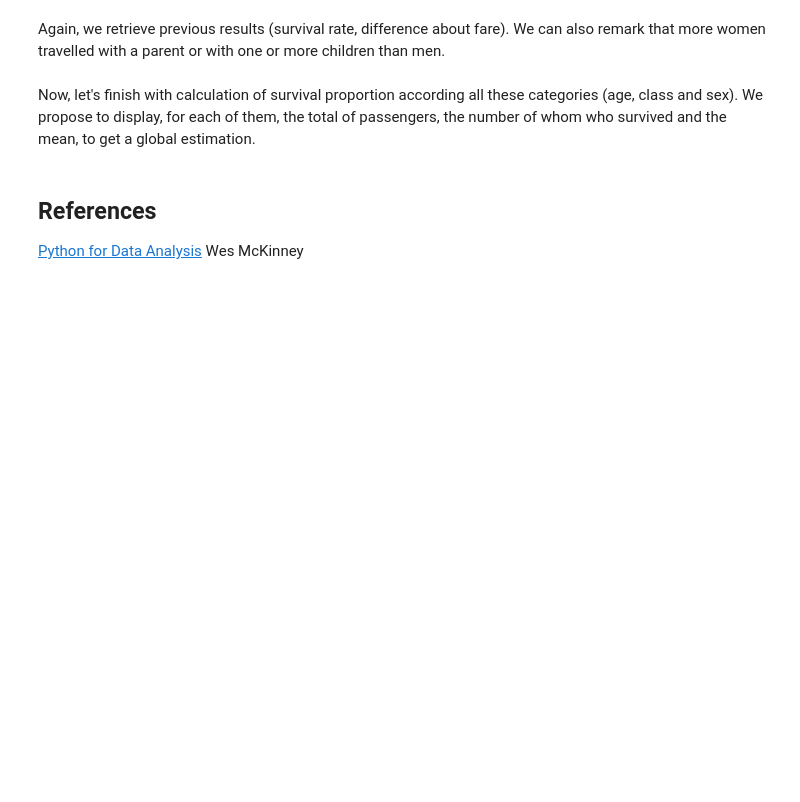
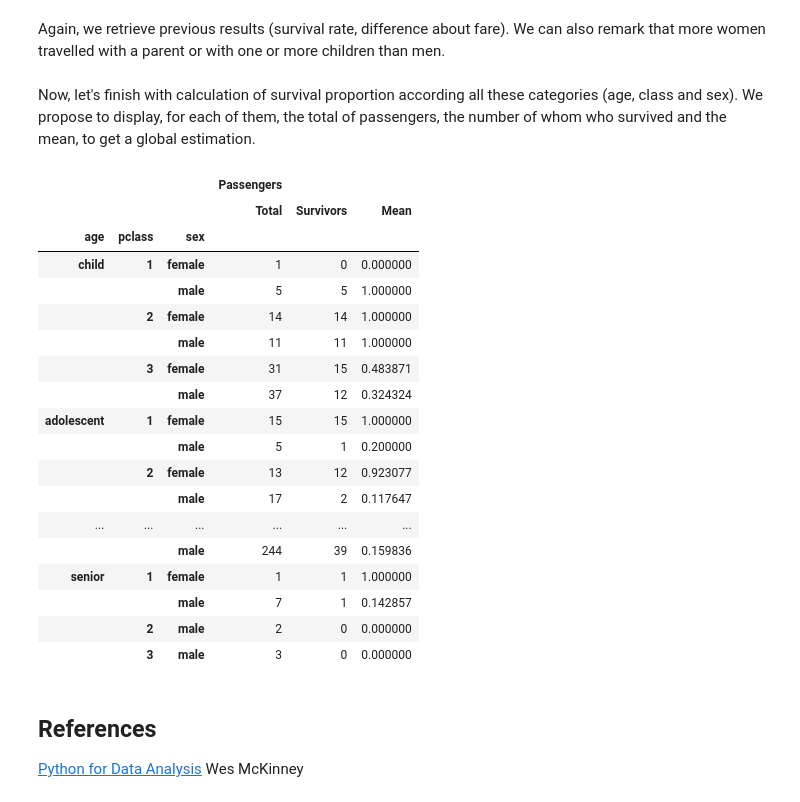
Before and after one commit to antitoine/ADAEPFL-Homework, a Jupyter notebook: 01 - Pandas and Data Wrangling/Data Wrangling with Pandas.ipynb, the cells around one changed output. Drawn from its saved outputs; the diff is of its cells as text; code cells hidden in the pictures; blank space fills up the shorter version.

```diff
--- a/01 - Pandas and Data Wrangling/Data Wrangling with Pandas.ipynb
+++ b/01 - Pandas and Data Wrangling/Data Wrangling with Pandas.ipynb
@@ -790,7 +892,28 @@ Again, we retrieve previous results (survival rate, difference about fare). We c
 # %% [markdown]
 Now, let's finish with calculation of survival proportion according all these categories (age, class and sex). We propose to display, for each of them, the total of passengers, the number of whom who survived and the mean, to get a global estimation.
 # %%
-titatic_group_age.groupby(['age', 'pclass', 'sex'])['survived'].agg({'Passengers':{'Total': 'count', 'Survivors': 'sum', 'Mean': 'mean'}})
+survival_age_class_sex = titatic_group_age.groupby(['age', 'pclass', 'sex'])['survived'].agg({'Passengers':{'Total': 'count', 'Survivors': 'sum', 'Mean': 'mean'}})
+survival_age_class_sex.reindex_axis(['Total', 'Survivors', 'Mean'], axis=1, level=1)
+# %% [output]
+|  |  |  | Passengers |  |  |
+|  |  |  | Total | Survivors | Mean |
+| age | pclass | sex |  |  |  |
+| child | 1 | female | 1 | 0 | 0.000000 |
+|  |  | male | 5 | 5 | 1.000000 |
+|  | 2 | female | 14 | 14 | 1.000000 |
+|  |  | male | 11 | 11 | 1.000000 |
+|  | 3 | female | 31 | 15 | 0.483871 |
+|  |  | male | 37 | 12 | 0.324324 |
+| adolescent | 1 | female | 15 | 15 | 1.000000 |
+|  |  | male | 5 | 1 | 0.200000 |
+|  | 2 | female | 13 | 12 | 0.923077 |
+|  |  | male | 17 | 2 | 0.117647 |
+| ... | ... | ... | ... | ... | ... |
+|  |  | male | 244 | 39 | 0.159836 |
+| senior | 1 | female | 1 | 1 | 1.000000 |
+|  |  | male | 7 | 1 | 0.142857 |
+|  | 2 | male | 2 | 0 | 0.000000 |
+|  | 3 | male | 3 | 0 | 0.000000 |
 # %% [markdown]
 ## References
 
```
Also changed, not shown: parts of 17 cells of this notebook.
